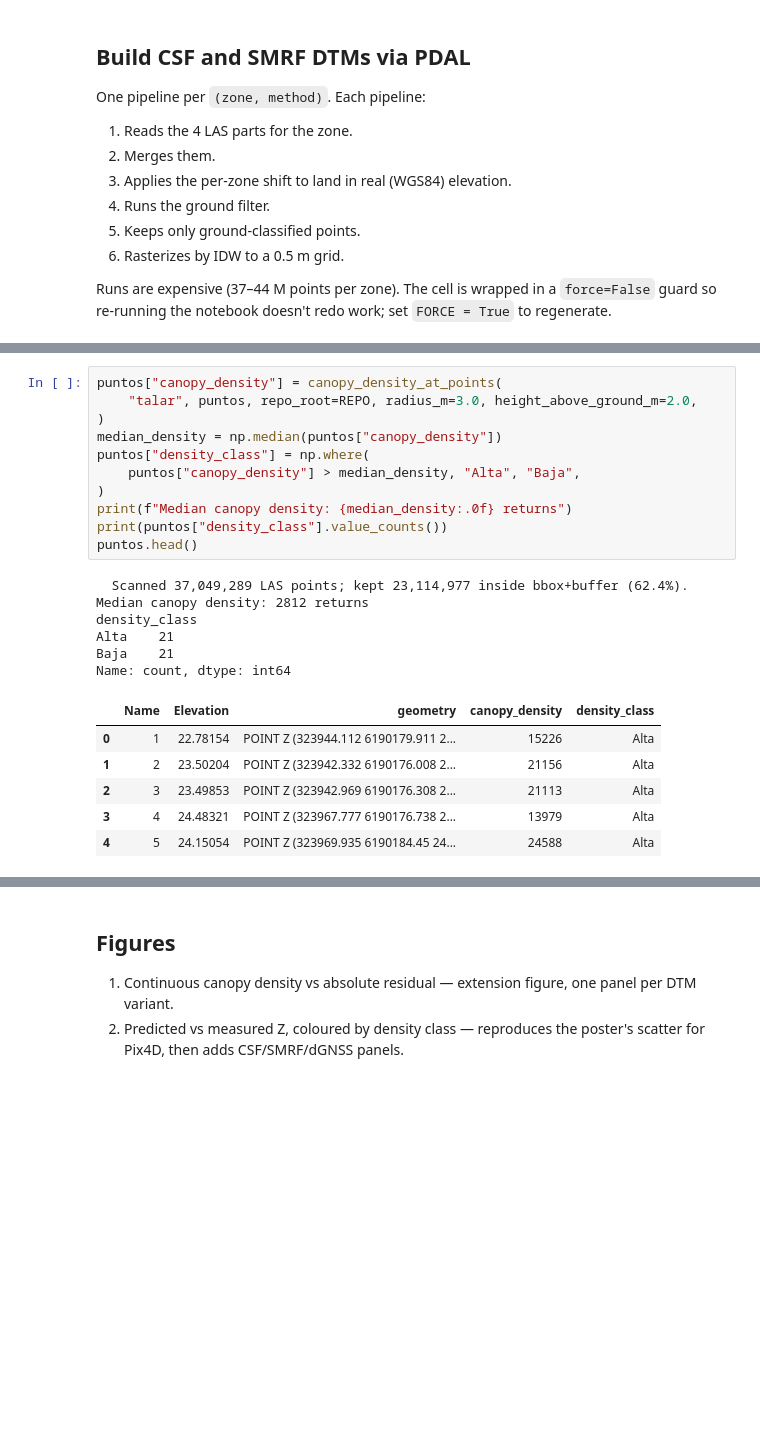
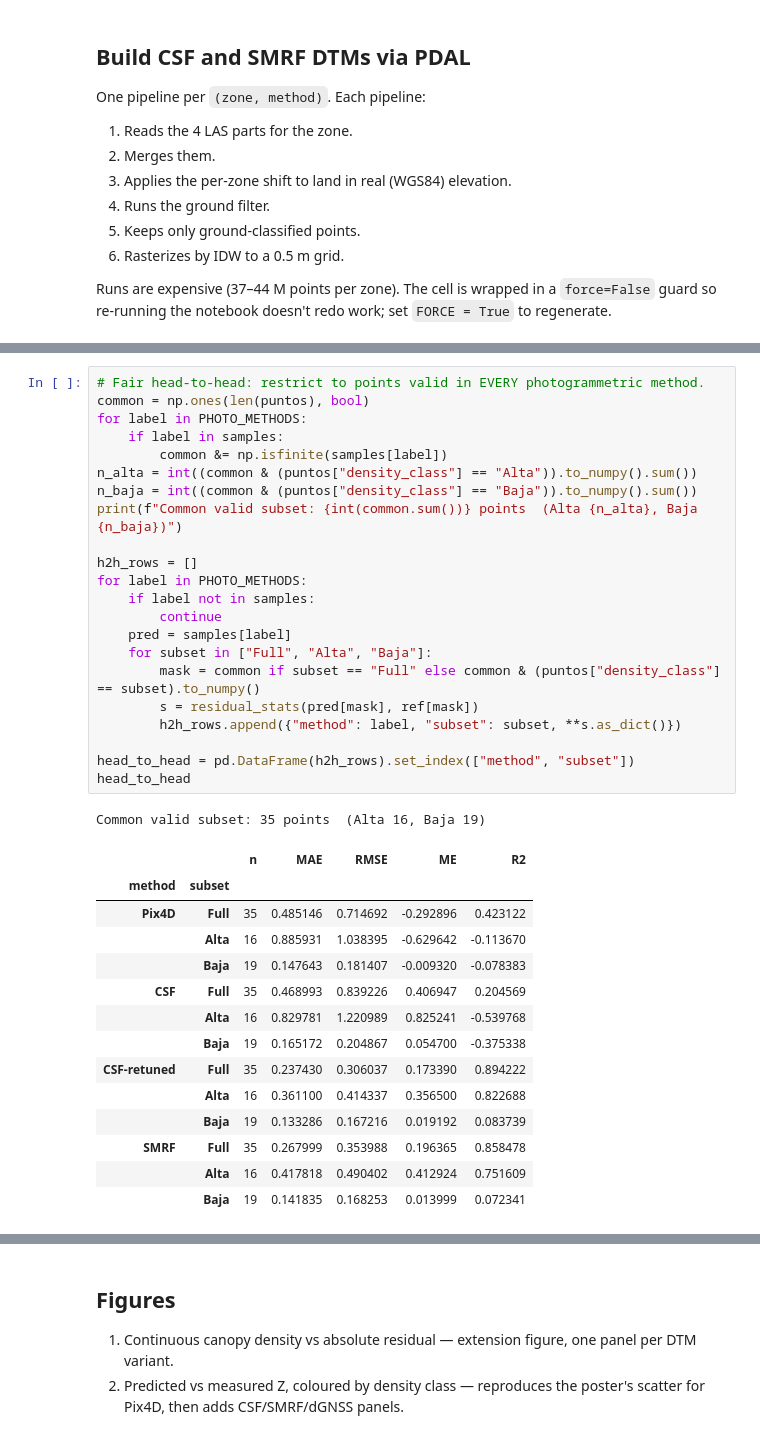
Before and after one commit to FranciscoGBianco/drone-reserve, a Jupyter notebook: notebooks/02_dtm_shootout.ipynb, the cells around one changed output, grey strips where cells are left out. Drawn from its saved outputs; the diff is of its cells as text; blank space fills up the shorter version.

```diff
--- a/notebooks/02_dtm_shootout.ipynb
+++ b/notebooks/02_dtm_shootout.ipynb
@@ -167,27 +235,41 @@ The poster split the 42 points into **Alta** vs **Baja** density by hand. We der
-# %%
-puntos["canopy_density"] = canopy_density_at_points(
-    "talar", puntos, repo_root=REPO, radius_m=3.0, height_above_ground_m=2.0,
-)
-median_density = np.median(puntos["canopy_density"])
-puntos["density_class"] = np.where(
-    puntos["canopy_density"] > median_density, "Alta", "Baja",
-)
-print(f"Median canopy density: {median_density:.0f} returns")
-print(puntos["density_class"].value_counts())
-puntos.head()
-# %% [output]
-  Scanned 37,049,289 LAS points; kept 23,114,977 inside bbox+buffer (62.4%).
-Median canopy density: 2812 returns
-density_class
-Alta    21
-Baja    21
-Name: count, dtype: int64
-|  | Name | Elevation | geometry | canopy_density | density_class |
-| 0 | 1 | 22.78154 | POINT Z (323944.112 6190179.911 2... | 15226 | Alta |
-| 1 | 2 | 23.50204 | POINT Z (323942.332 6190176.008 2... | 21156 | Alta |
-| 2 | 3 | 23.49853 | POINT Z (323942.969 6190176.308 2... | 21113 | Alta |
-| 3 | 4 | 24.48321 | POINT Z (323967.777 6190176.738 2... | 13979 | Alta |
-| 4 | 5 | 24.15054 | POINT Z (323969.935 6190184.45 24... | 24588 | Alta |
+# %%
+# Fair head-to-head: restrict to points valid in EVERY photogrammetric method.
+common = np.ones(len(puntos), bool)
+for label in PHOTO_METHODS:
+    if label in samples:
+        common &= np.isfinite(samples[label])
+n_alta = int((common & (puntos["density_class"] == "Alta")).to_numpy().sum())
+n_baja = int((common & (puntos["density_class"] == "Baja")).to_numpy().sum())
+print(f"Common valid subset: {int(common.sum())} points  (Alta {n_alta}, Baja {n_baja})")
+
+h2h_rows = []
+for label in PHOTO_METHODS:
+    if label not in samples:
+        continue
+    pred = samples[label]
+    for subset in ["Full", "Alta", "Baja"]:
+        mask = common if subset == "Full" else common & (puntos["density_class"] == subset).to_numpy()
+        s = residual_stats(pred[mask], ref[mask])
+        h2h_rows.append({"method": label, "subset": subset, **s.as_dict()})
+
+head_to_head = pd.DataFrame(h2h_rows).set_index(["method", "subset"])
+head_to_head
+# %% [output]
+Common valid subset: 35 points  (Alta 16, Baja 19)
+|  |  | n | MAE | RMSE | ME | R2 |
+| method | subset |  |  |  |  |  |
+| Pix4D | Full | 35 | 0.485146 | 0.714692 | -0.292896 | 0.423122 |
+|  | Alta | 16 | 0.885931 | 1.038395 | -0.629642 | -0.113670 |
+|  | Baja | 19 | 0.147643 | 0.181407 | -0.009320 | -0.078383 |
+| CSF | Full | 35 | 0.468993 | 0.839226 | 0.406947 | 0.204569 |
+|  | Alta | 16 | 0.829781 | 1.220989 | 0.825241 | -0.539768 |
+|  | Baja | 19 | 0.165172 | 0.204867 | 0.054700 | -0.375338 |
+| CSF-retuned | Full | 35 | 0.237430 | 0.306037 | 0.173390 | 0.894222 |
+|  | Alta | 16 | 0.361100 | 0.414337 | 0.356500 | 0.822688 |
+|  | Baja | 19 | 0.133286 | 0.167216 | 0.019192 | 0.083739 |
+| SMRF | Full | 35 | 0.267999 | 0.353988 | 0.196365 | 0.858478 |
+|  | Alta | 16 | 0.417818 | 0.490402 | 0.412924 | 0.751609 |
+|  | Baja | 19 | 0.141835 | 0.168253 | 0.013999 | 0.072341 |
 # %%
 # Reproduce the poster's per-density table for every DTM variant.
 strat_rows = []
```
Also changed, not shown: parts of 12 cells of this notebook, 1 other file.
